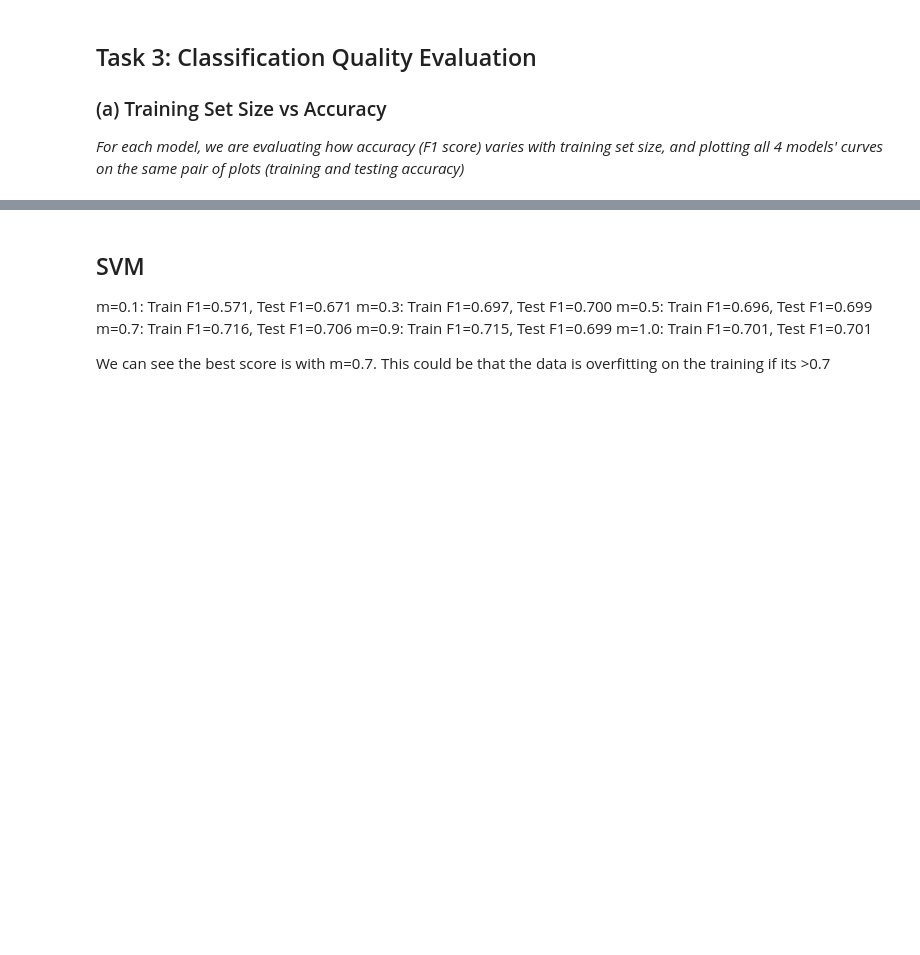
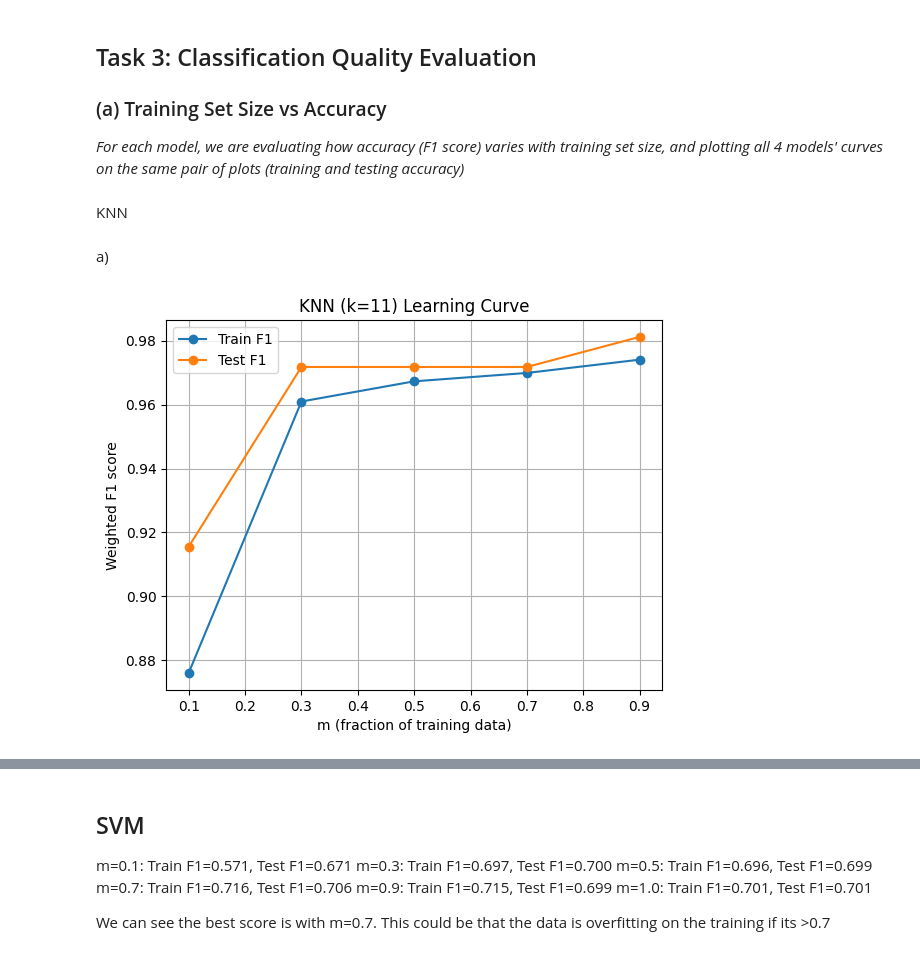
Before and after one commit to timsinyakov/361ass3, a Jupyter notebook: assignment3.ipynb, the cells around one changed output, grey strips where cells are left out. Saved outputs shown, nothing was run; the diff lists cells and outputs as text; code cells hidden in the pictures; blank space fills up the shorter version.

```diff
--- a/assignment3.ipynb
+++ b/assignment3.ipynb
@@ -408,3 +420,35 @@ Large gamma
 ### (a) Training Set Size vs Accuracy
 
 *For each model, we are evaluating how accuracy (F1 score) varies with training set size, and plotting all 4 models' curves on the same pair of plots (training and testing accuracy)*
+# %% [markdown]
+KNN
+# %% [markdown]
+a)
+# %%
+N = X_train_tfidf.shape[0]
+m_list = [0.1, 0.3, 0.5, 0.7, 0.9]
+train_f1 = []
+test_f1  = []
+best_k = 11
+
+for m in m_list:
+    end = int(m * N)
+    X_sub = X_train_tfidf[:end]
+    y_sub = y_train_enc[:end]
+    train_f1.append(
+        knn_f1(X_sub, y_sub, X_sub, y_sub, best_k)
+    )
+    test_f1.append(
+        knn_f1(X_sub, y_sub, X_test_tfidf, y_test_enc, best_k)
+    )
+
+plt.plot(m_list, train_f1, marker='o', label='Train F1')
+plt.plot(m_list, test_f1,  marker='o', label='Test F1')
+plt.xlabel('m (fraction of training data)')
+plt.ylabel('Weighted F1 score')
+plt.title(f'KNN (k={best_k}) Learning Curve')
+plt.legend()
+plt.grid(True)
+plt.show()
+# %% [output]
+[figure, added]
```
Also changed, not shown: parts of 7 cells of this notebook.
